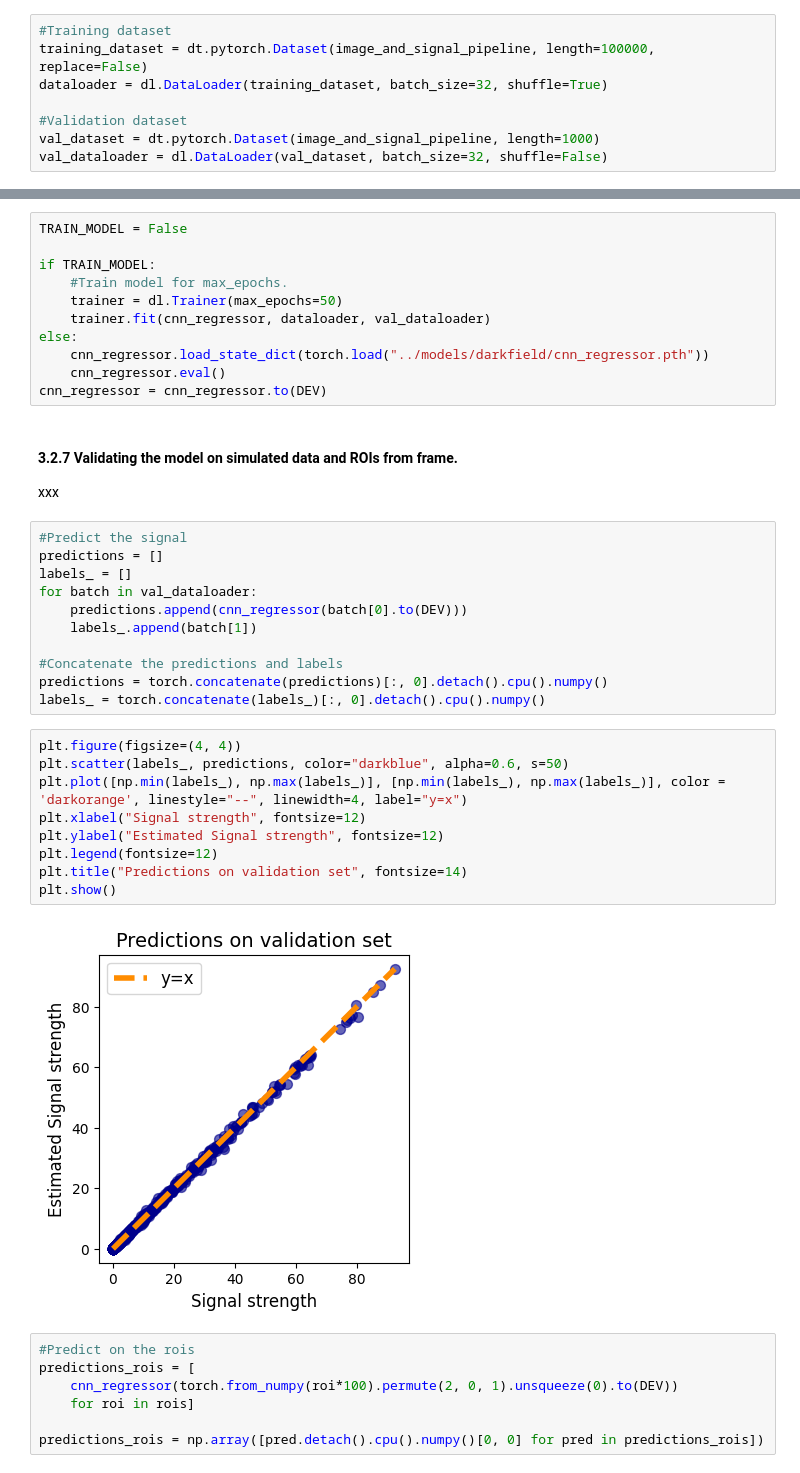
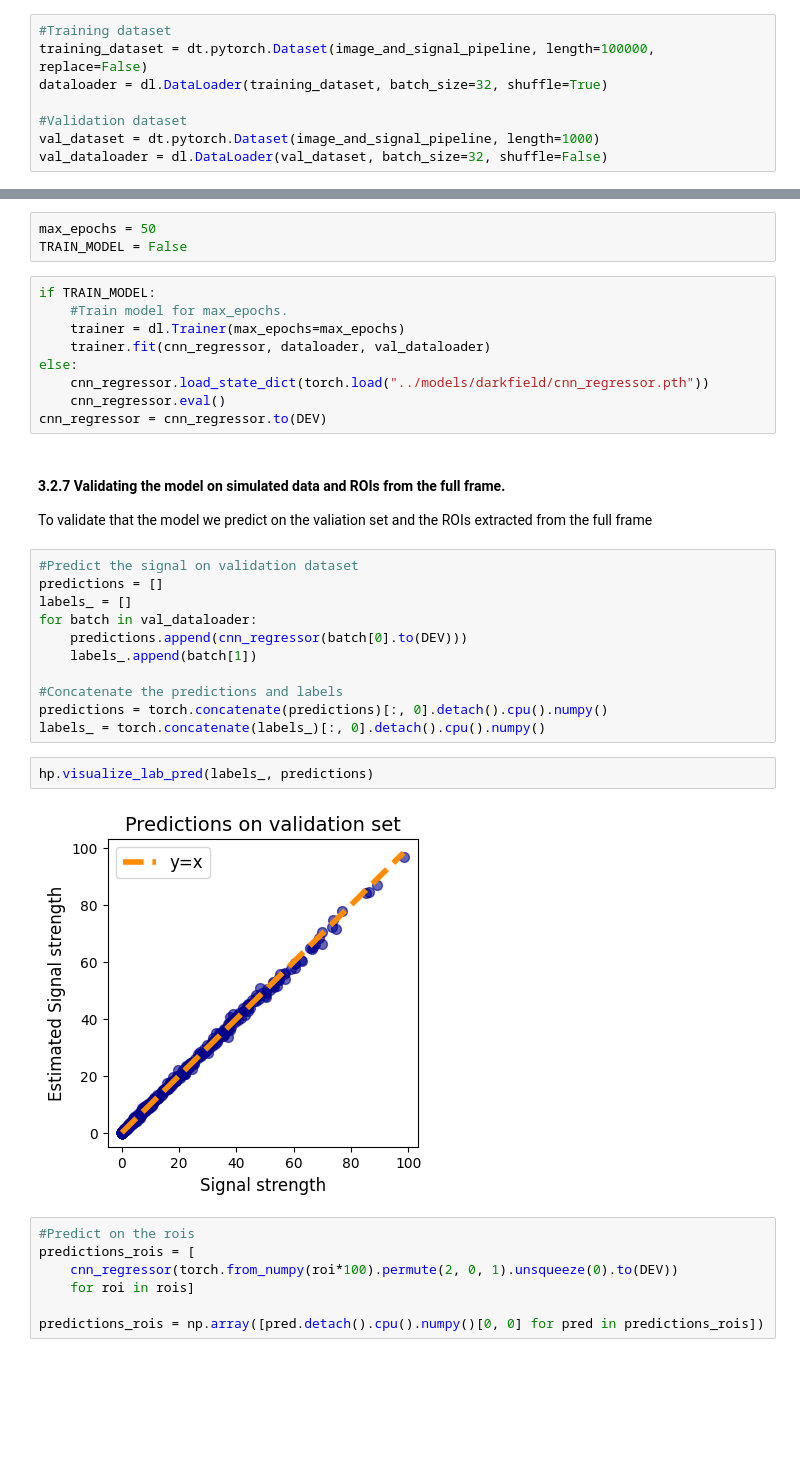
Before and after one commit to softmatterlab/OpticalCharacterizationNanoparticles, a Jupyter notebook: example_analysis/Darkfield_analysis.ipynb, the cells around one changed output, grey strips where cells are left out. Cells and saved outputs as stored; diff of their text form; blank space fills up the shorter version.

```diff
--- a/example_analysis/Darkfield_analysis.ipynb
+++ b/example_analysis/Darkfield_analysis.ipynb
@@ -496,19 +517,21 @@ for i in range(8):
+# %%
+max_epochs = 50
+TRAIN_MODEL = False
 # %%
-TRAIN_MODEL = False
-
 if TRAIN_MODEL:
     #Train model for max_epochs.
-    trainer = dl.Trainer(max_epochs=50)
+    trainer = dl.Trainer(max_epochs=max_epochs)
     trainer.fit(cnn_regressor, dataloader, val_dataloader)
 else:
     cnn_regressor.load_state_dict(torch.load("../models/darkfield/cnn_regressor.pth"))
     cnn_regressor.eval()
 cnn_regressor = cnn_regressor.to(DEV)
 # %% [markdown]
-#### 3.2.7 Validating the model on simulated data and ROIs from frame.
-xxx
+#### 3.2.7 Validating the model on simulated data and ROIs from the full frame.
+
+To validate that the model we predict on the valiation set and the ROIs extracted from the full frame
 # %%
-#Predict the signal
+#Predict the signal on validation dataset
 predictions = []
 labels_ = []
 for batch in val_dataloader:
@@ -518,17 +541,10 @@ for batch in val_dataloader:
 #Concatenate the predictions and labels
 predictions = torch.concatenate(predictions)[:, 0].detach().cpu().numpy()
 labels_ = torch.concatenate(labels_)[:, 0].detach().cpu().numpy()
-# %%
-plt.figure(figsize=(4, 4))
-plt.scatter(labels_, predictions, color="darkblue", alpha=0.6, s=50)
-plt.plot([np.min(labels_), np.max(labels_)], [np.min(labels_), np.max(labels_)], color = 'darkorange', linestyle="--", linewidth=4, label="y=x")
-plt.xlabel("Signal strength", fontsize=12)
-plt.ylabel("Estimated Signal strength", fontsize=12)
-plt.legend(fontsize=12)
-plt.title("Predictions on validation set", fontsize=14)
-plt.show()
-# %% [output]
-[figure, removed]
+# %%
+hp.visualize_lab_pred(labels_, predictions)
+# %% [output]
+[figure, added]
 # %%
 #Predict on the rois
 predictions_rois = [
```
Also changed, not shown: parts of 36 cells of this notebook, 1 other file.
